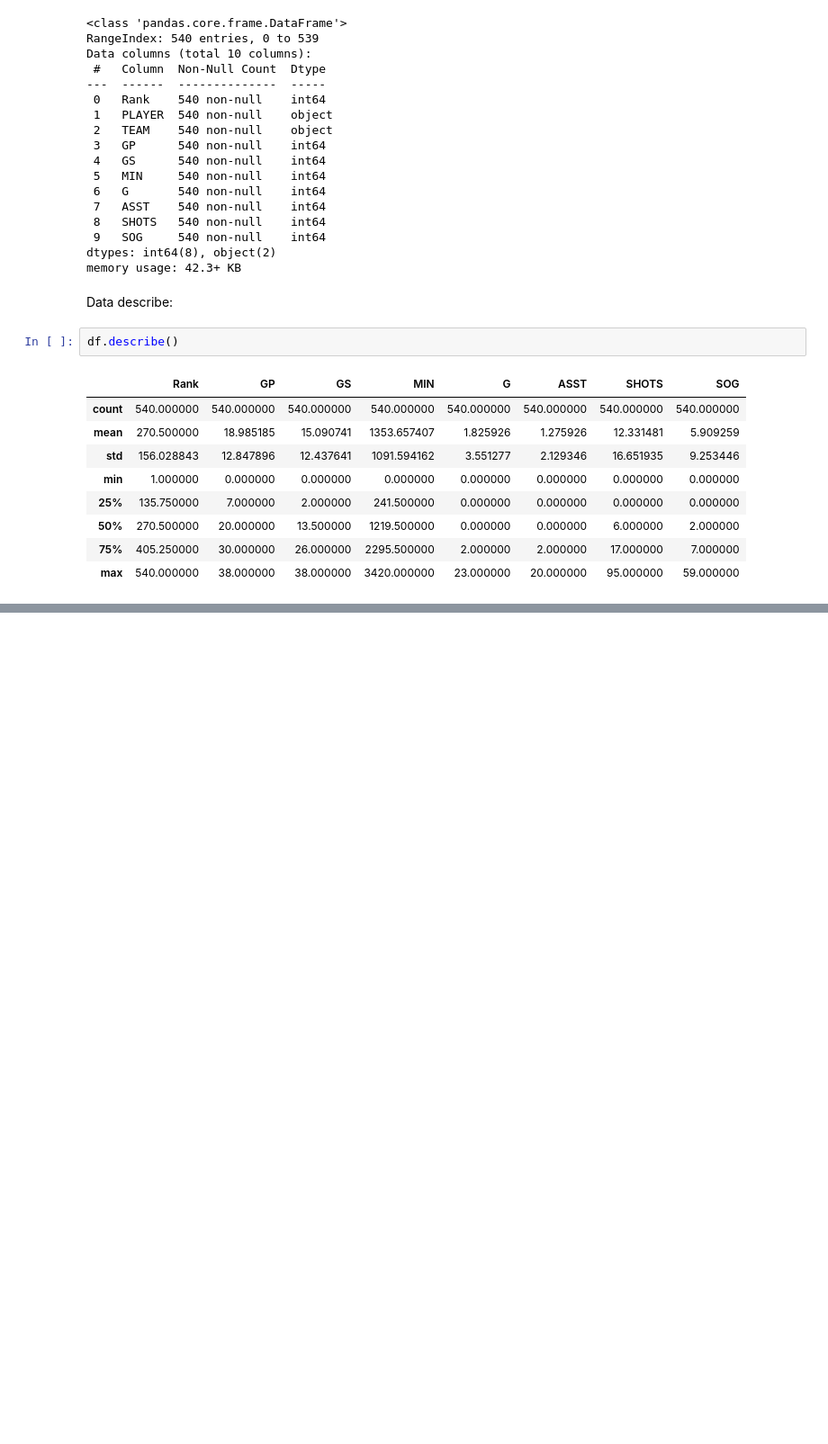
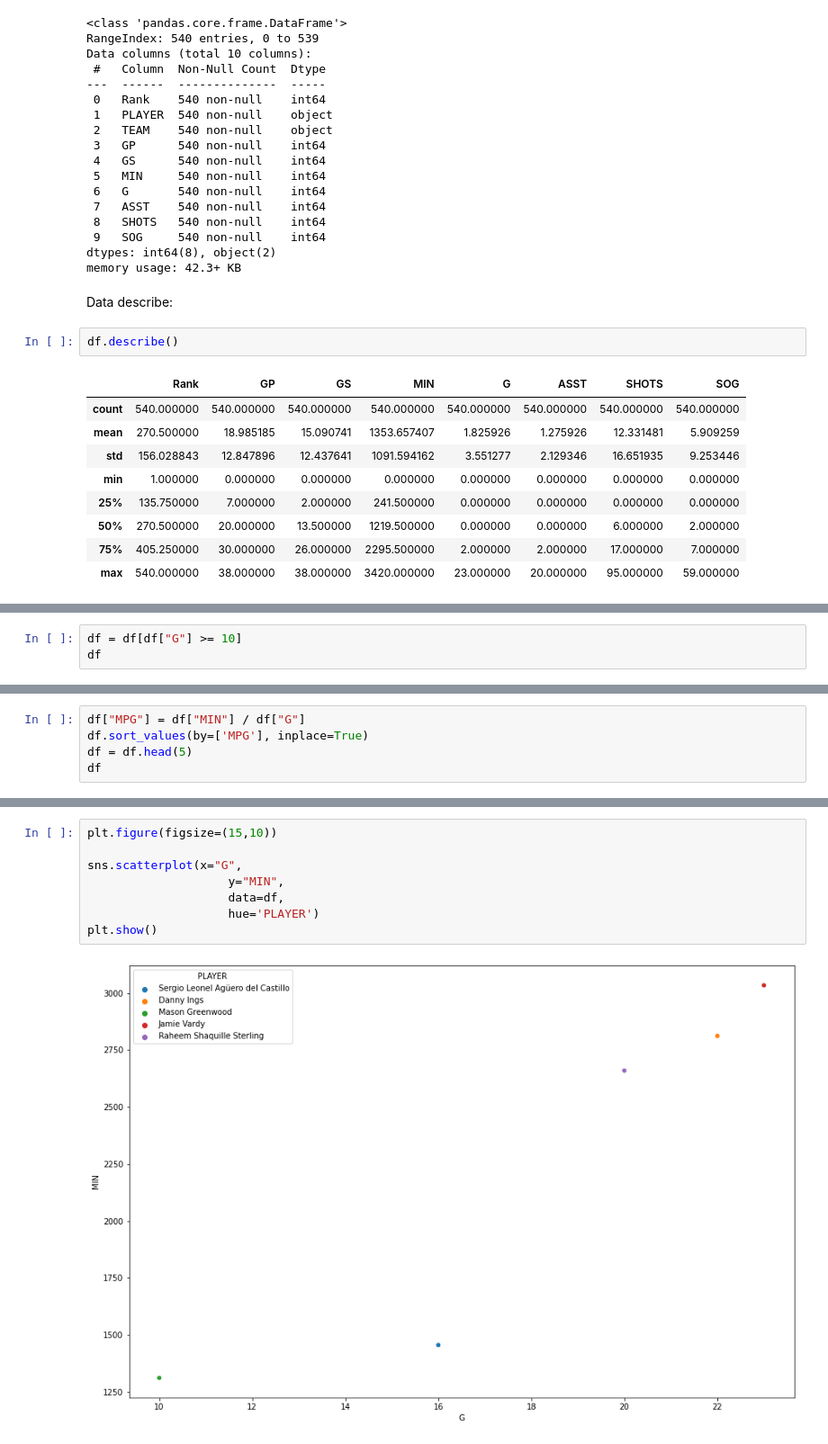
Before and after one commit to mleontenko/pl_stats, a Jupyter notebook: notebook.ipynb, the cells around one changed output, grey strips where cells are left out. Shown at 90% size. Drawn from its saved outputs; the diff is of its cells as text; blank space fills up the shorter version.

```diff
--- a/notebook.ipynb
+++ b/notebook.ipynb
@@ -56,0 +71,3 @@ df.describe()
+# %%
+df = df[df["G"] >= 10]
+df
@@ -56,0 +94,5 @@ df.describe()
+# %%
+df["MPG"] = df["MIN"] / df["G"]
+df.sort_values(by=['MPG'], inplace=True)
+df = df.head(5)
+df
@@ -56,0 +106,10 @@ df.describe()
+# %%
+plt.figure(figsize=(15,10))
+
+sns.scatterplot(x="G",
+                    y="MIN",
+                    data=df,
+                    hue='PLAYER')
+plt.show()
+# %% [output]
+[figure, added]
```
Also changed, not shown: parts of 8 cells of this notebook.
